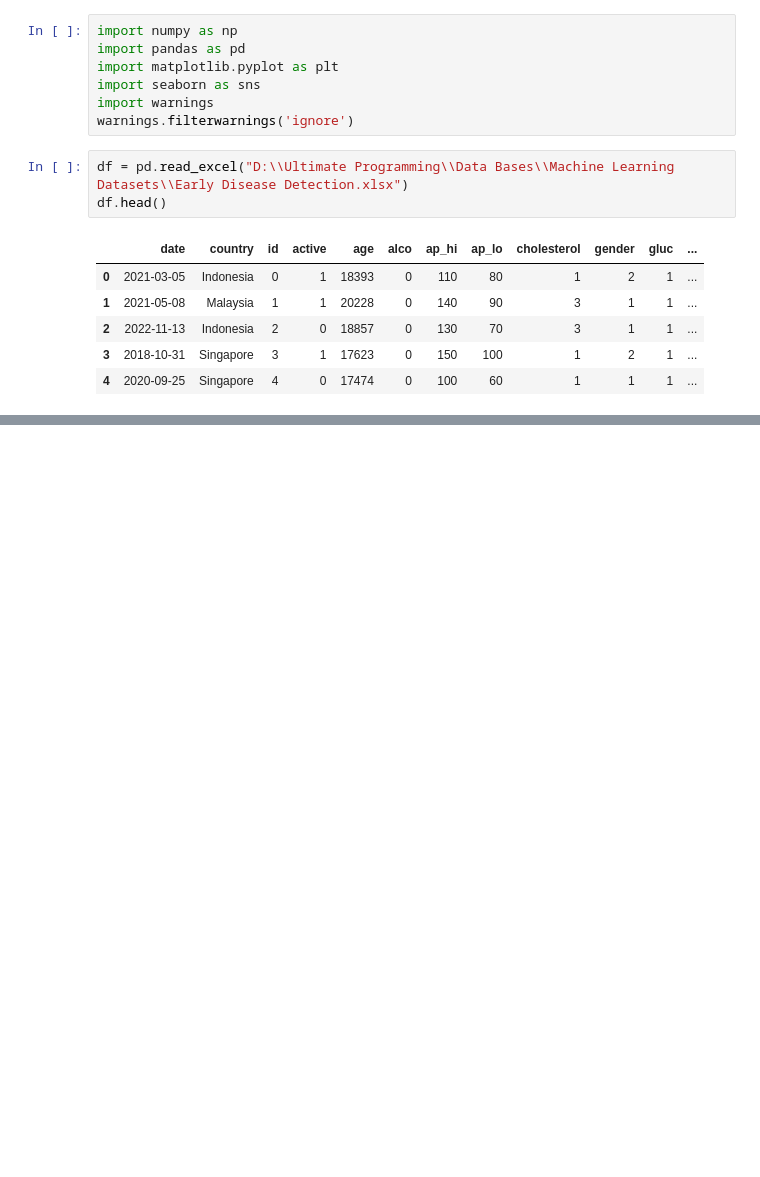
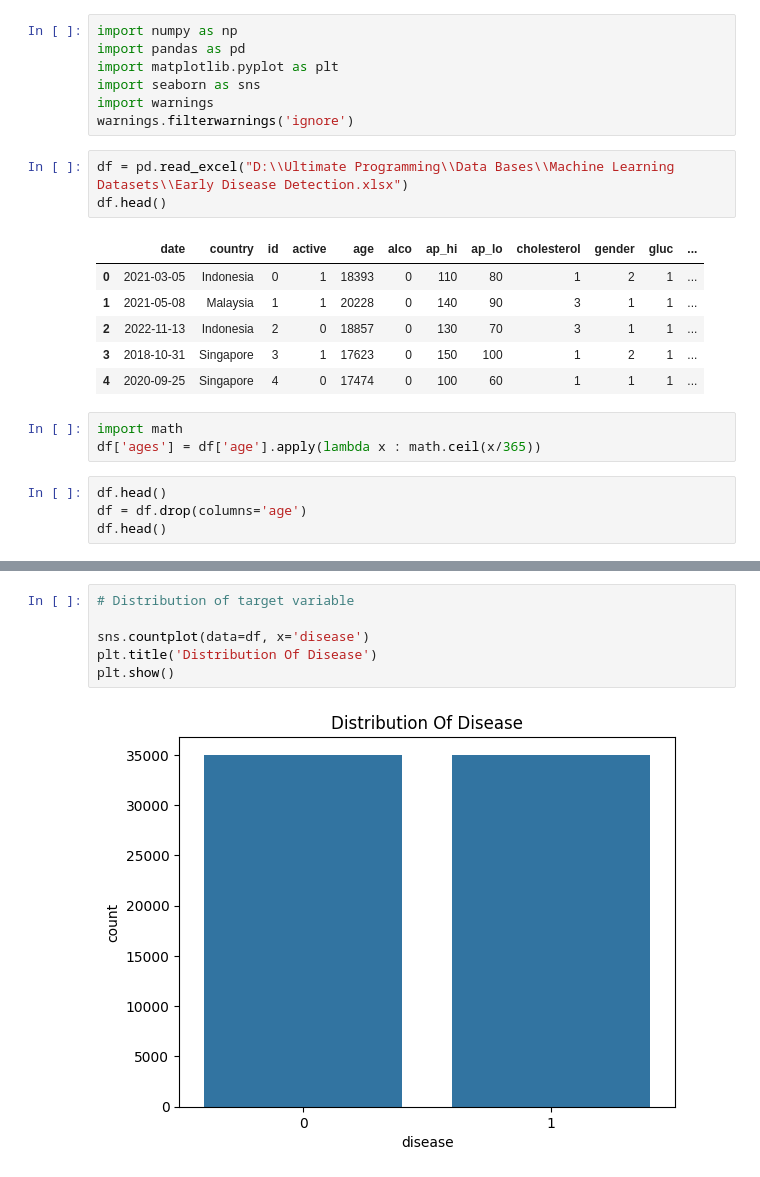
Before and after one commit to AftabQuant/Machine-Learning-Chronicles, a Jupyter notebook: InternShala Project/Early Disease Detection/Early Disease Detection .ipynb, the cells around one changed output, grey strips where cells are left out. Cells and saved outputs as stored; diff of their text form; blank space fills up the shorter version.

```diff
--- a/InternShala Project/Early Disease Detection/Early Disease Detection .ipynb
+++ b/InternShala Project/Early Disease Detection/Early Disease Detection .ipynb
@@ -15,3 +15,10 @@ df.head()
 | 2 | 2022-11-13 | Indonesia | 2 | 0 | 18857 | 0 | 130 | 70 | 3 | 1 | 1 | ... |
 | 3 | 2018-10-31 | Singapore | 3 | 1 | 17623 | 0 | 150 | 100 | 1 | 2 | 1 | ... |
 | 4 | 2020-09-25 | Singapore | 4 | 0 | 17474 | 0 | 100 | 60 | 1 | 1 | 1 | ... |
+# %%
+import math
+df['ages'] = df['age'].apply(lambda x : math.ceil(x/365))
+# %%
+df.head()
+df = df.drop(columns='age')
+df.head()
@@ -57,0 +84,8 @@ memory usage: 8.5+ MB
+# %%
+# Distribution of target variable
+
+sns.countplot(data=df, x='disease')
+plt.title('Distribution Of Disease')
+plt.show()
+# %% [output]
+[figure, added]
```
Also changed, not shown: parts of 7 cells of this notebook.
